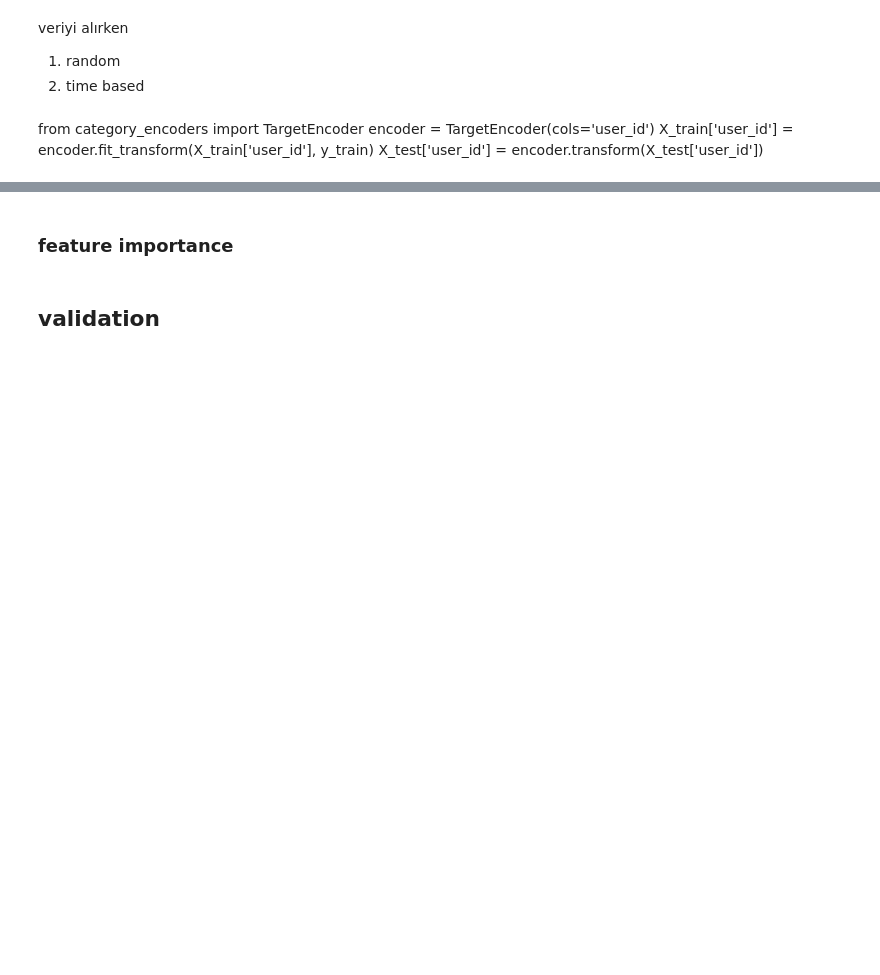
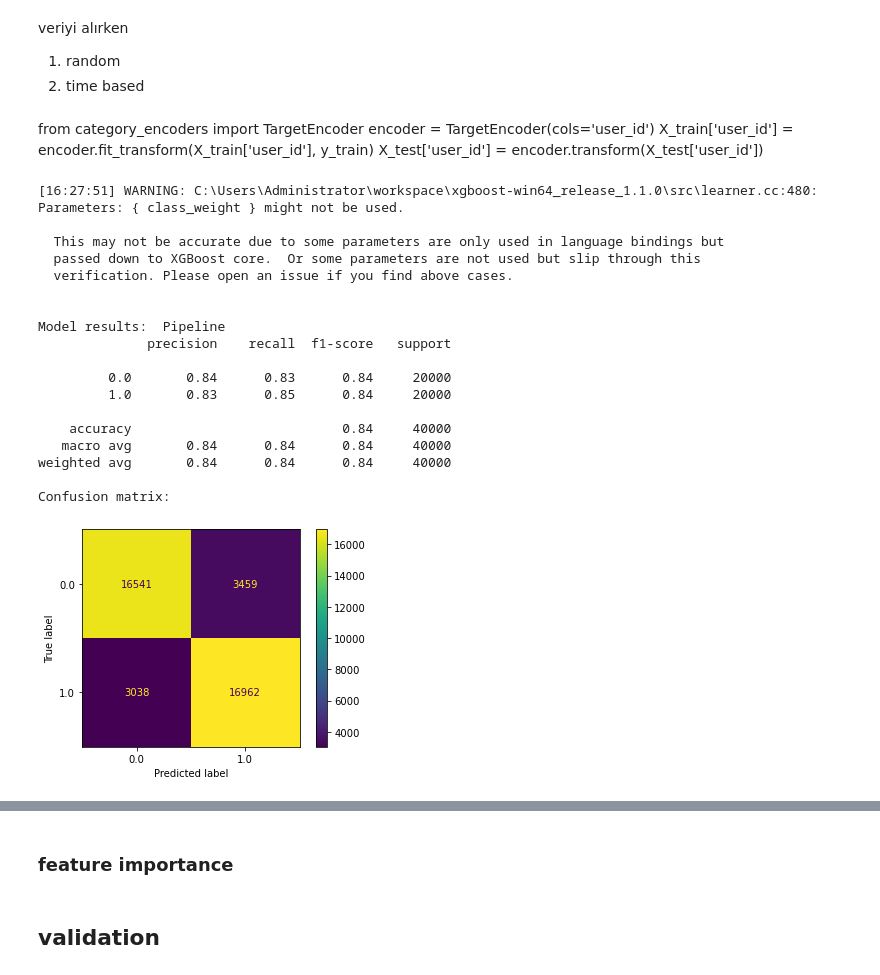
Before and after one commit to ihkaraman/trendyol_datathon_21, a Jupyter notebook: modelling-Copy1.ipynb, the cells around one changed output, grey strips where cells are left out. Drawn from its saved outputs; the diff is of its cells as text; code cells hidden in the pictures; blank space fills up the shorter version.

```diff
--- a/modelling-Copy1.ipynb
+++ b/modelling-Copy1.ipynb
@@ -303,8 +303,8 @@ veriyi alırken
 1. random
 2. time based
 # %%
-pos_df = merged_df[merged_df['is_returned']==1].sample(200_000, random_state=0)
-neg_df = merged_df[merged_df['is_returned']==0].sample(200_000, random_state=0)
+pos_df = merged_df[merged_df['is_returned']==1].sample(100_000, random_state=0)
+neg_df = merged_df[merged_df['is_returned']==0].sample(100_000, random_state=0)
 
 model_df = pd.concat([pos_df, neg_df], axis=0)
 model_df.sample(frac=1)
@@ -360,9 +360,30 @@ X_test['user_id'] = encoder.transform(X_test['user_id'])
 # %%
 X_train, X_test, y_train, y_test = train_test_split(X, y, stratify=y, test_size=0.20, random_state=1)
 
 
 pipe1 = create_pipeline('xgb', XGBClassifier(class_weight='balanced', n_jobs=-1, random_state=0))
 pipe1.fit(X_train, y_train)
 preds1 = pipe1.predict(X_test)
-print_metrics(preds, y_test, pipe1)
+print_metrics(preds1, y_test, pipe1)
+# %% [output]
+[16:27:51] WARNING: C:\Users\Administrator\workspace\xgboost-win64_release_1.1.0\src\learner.cc:480:
+Parameters: { class_weight } might not be used.
+
+  This may not be accurate due to some parameters are only used in language bindings but
+  passed down to XGBoost core.  Or some parameters are not used but slip through this
+  verification. Please open an issue if you find above cases.
+
+
+Model results:  Pipeline
+              precision    recall  f1-score   support
+
+         0.0       0.84      0.83      0.84     20000
+         1.0       0.83      0.85      0.84     20000
+
+    accuracy                           0.84     40000
+   macro avg       0.84      0.84      0.84     40000
+weighted avg       0.84      0.84      0.84     40000
+
+Confusion matrix:
+[figure, added]
 # %%
```
Also changed, not shown: parts of 17 cells of this notebook, 1 other file.
